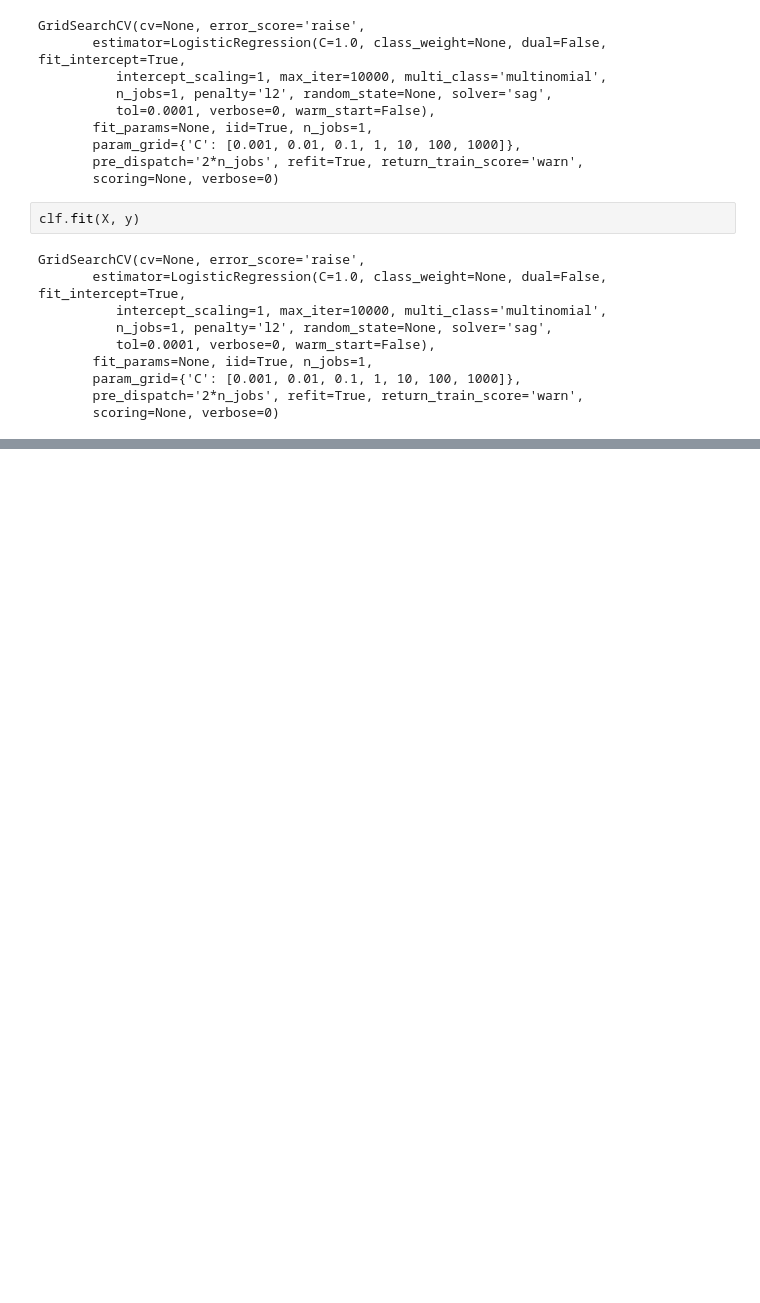
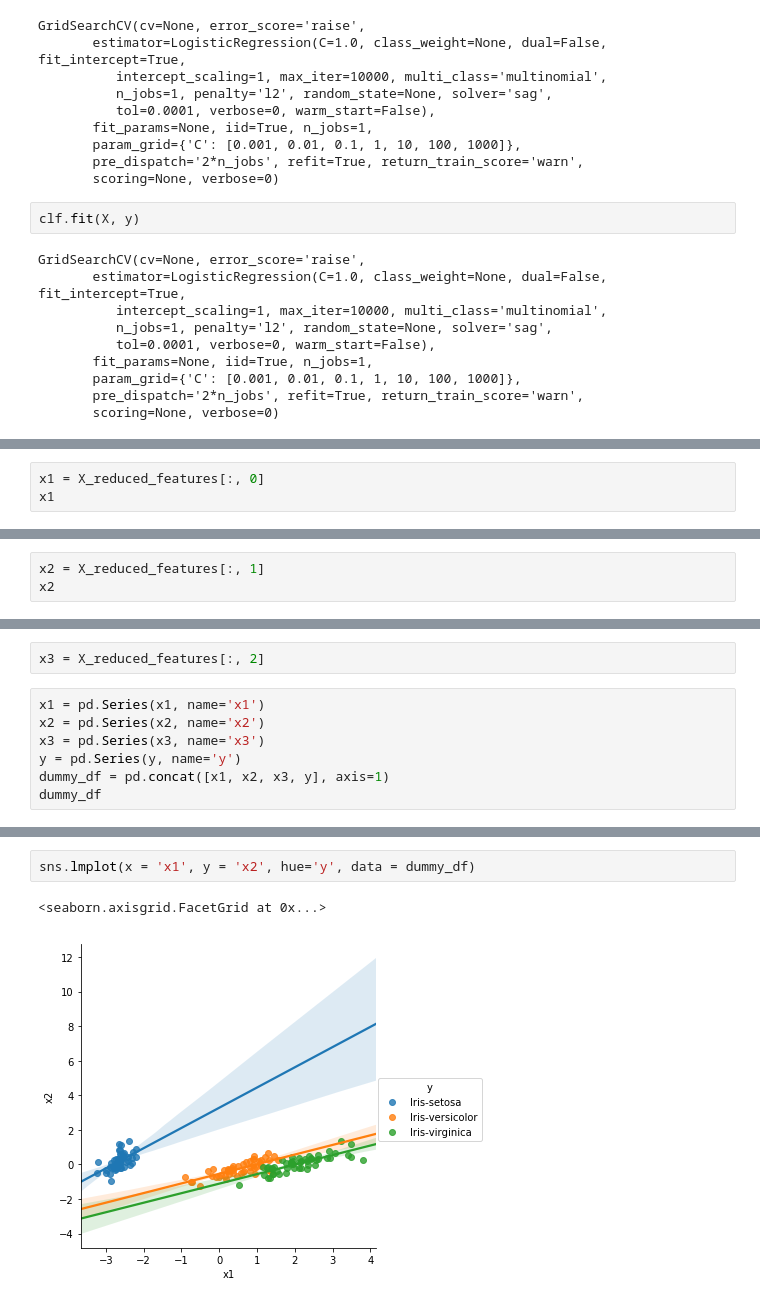
Before and after one commit to sky-lynx/iris_dataset, a Jupyter notebook: iris.ipynb, the cells around one changed output, grey strips where cells are left out. Cells and saved outputs as stored; diff of their text form; blank space fills up the shorter version.

```diff
--- a/iris.ipynb
+++ b/iris.ipynb
@@ -250,0 +280,3 @@ LogisticRegression(C=1, class_weight=None, dual=False, fit_intercept=True,
+# %%
+x1 = X_reduced_features[:, 0]
+x1
@@ -250,0 +301,3 @@ LogisticRegression(C=1, class_weight=None, dual=False, fit_intercept=True,
+# %%
+x2 = X_reduced_features[:, 1]
+x2
@@ -250,0 +322,9 @@ LogisticRegression(C=1, class_weight=None, dual=False, fit_intercept=True,
+# %%
+x3 = X_reduced_features[:, 2]
+# %%
+x1 = pd.Series(x1, name='x1')
+x2 = pd.Series(x2, name='x2')
+x3 = pd.Series(x3, name='x3')
+y = pd.Series(y, name='y')
+dummy_df = pd.concat([x1, x2, x3, y], axis=1)
+dummy_df
@@ -250,0 +349,5 @@ LogisticRegression(C=1, class_weight=None, dual=False, fit_intercept=True,
+# %%
+sns.lmplot(x = 'x1', y = 'x2', hue='y', data = dummy_df)
+# %% [output]
+<seaborn.axisgrid.FacetGrid at 0x...>
+[figure, added]
```
Also changed, not shown: parts of 23 cells of this notebook.
